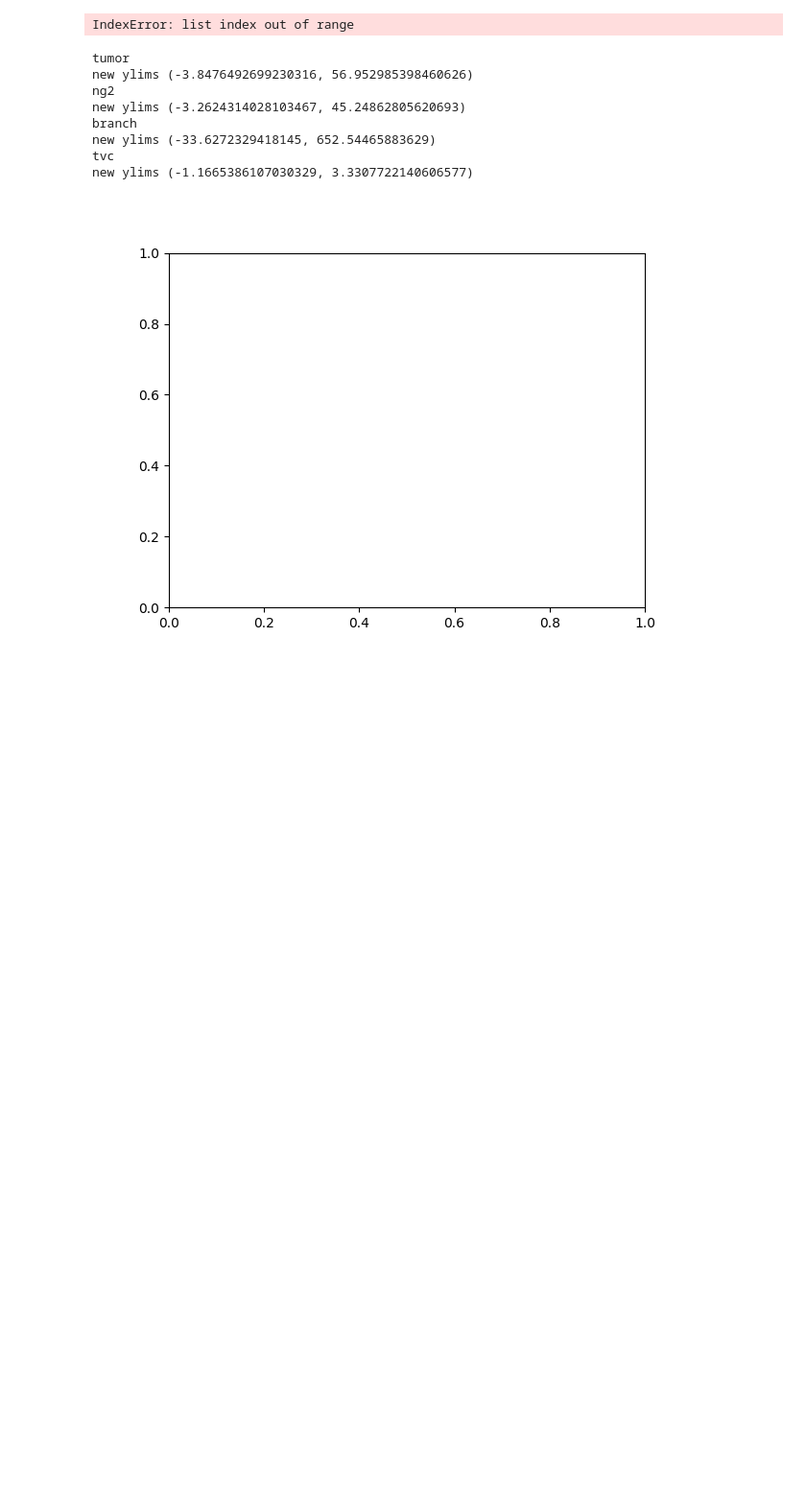
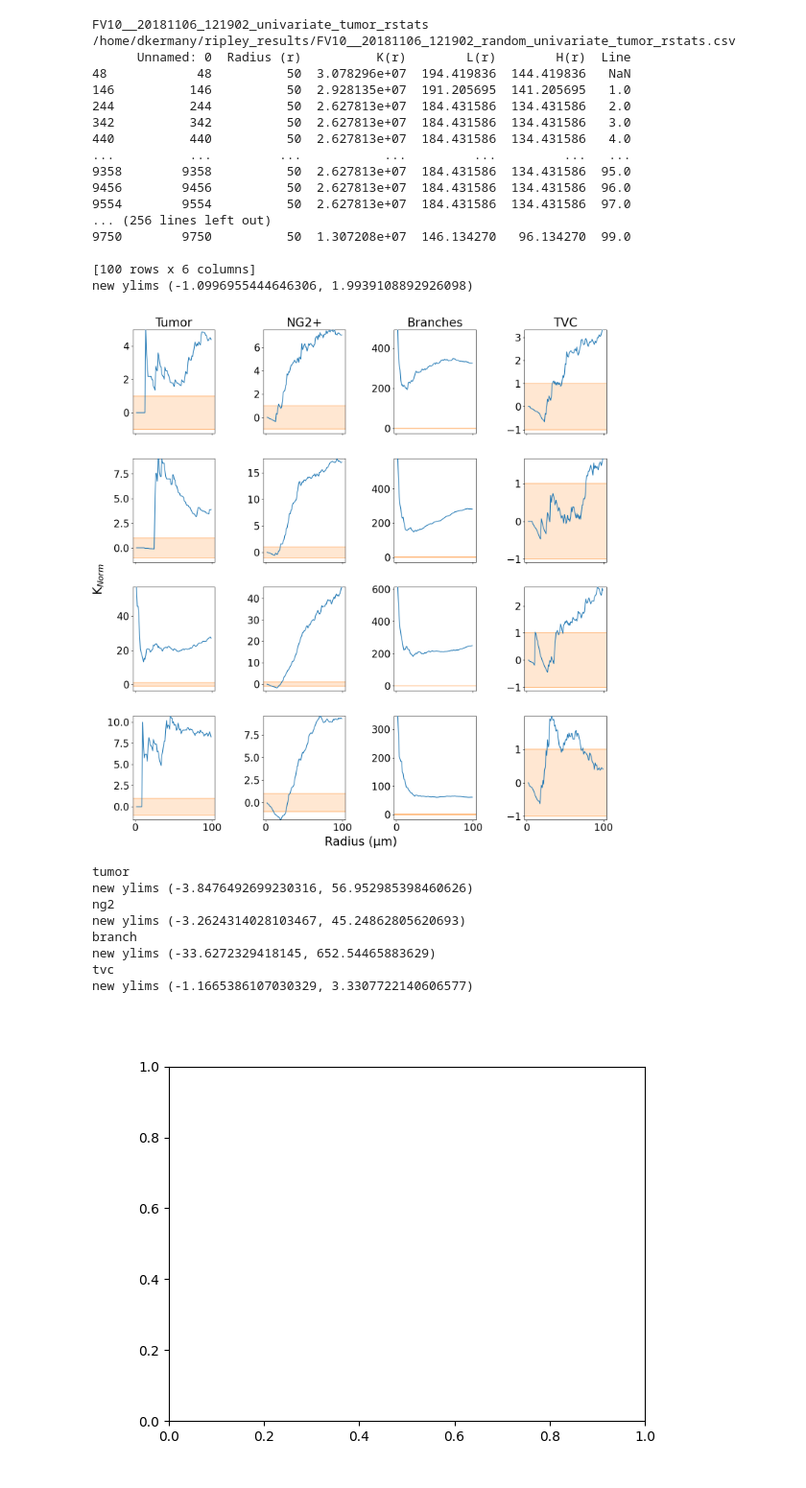
Before and after one commit to dkermany/mdspacer, a Jupyter notebook: ipynb/confocal_3D/plot_rstats.ipynb, the cells around one changed output. Shown at 96% size. Cells and saved outputs as stored; diff of their text form; code cells hidden in the pictures; blank space fills up the shorter version.

```diff
--- a/ipynb/confocal_3D/plot_rstats.ipynb
+++ b/ipynb/confocal_3D/plot_rstats.ipynb
@@ -102,3 +232,34 @@ def load_csv(path):
+# %%
+def normalize(rstats, rand_rstats):
+    def min_max(data, min_val, max_val):
+        """
+        Normalize the data to have a lower bound of -1 and upper bound of 1
+        with respect to the 95% interval min and max values
+
+        Parameters:
+        data (array-like): A list or array of numerical data points.
+        min_val (float): min value
+        max_val (float): max value
+
+        Returns:
+        array: Normalized data with bounds [-1, 1].
+        """
+        normalized_data = 2 * ((data - min_val) / (max_val - min_val)) - 1
+        return normalized_data
+
+    normalized_K = []
+    for radius in rstats["Radius (r)"]:
+        subset = rand_rstats[rand_rstats["Radius (r)"] == radius]["K(r)"].tolist()
+        bounds = calculate_pi(subset)
+        lower_bound_95, upper_bound_95 = bounds["0.95"]["lower"], bounds["0.95"]["upper"]
+        if abs(lower_bound_95 - upper_bound_95) < 1:
+            val = 0.
+        else:
+            val = min_max(rstats[rstats["Radius (r)"] == radius]["K(r)"].tolist()[0], lower_bound_95, upper_bound_95)
+        normalized_K.append(val)
+    return normalized_K
+
+# print(normalize(66.77, lower_bound, upper_bound))
 # %%
 def draw_normalized_graph(rstats, rand_rstats, ax, title=None, ylabel=None):
     normalized_K = normalize(rstats, rand_rstats)
@@ -256,7 +432,7 @@ def plot_individuals(rstats_path):
     m_rstats_files = [f for f in rstats_files if "multivariate" in f]
 
     grouped_u_rstats_files = rearrange_sublists(group_items(sorted(u_rstats_files)), [2,1,0,3])
-
+, alpha=0.2
     # Update the font size for the plot
     plt.rcParams.update({"font.size": 20})
 
@@ -296,11 +472,28 @@ def plot_individuals(rstats_path):
 
     # plt.savefig("/home/dkermany/ripley_plots/S1_2.svg", bbox_inches="tight")
 # %%
-# path = "/home/dkermany/ripley_results"
-path = "C:/Users/danie/Downloads/ripley_results"
+path = "/home/dkermany/ripley_results"
+# path = "C:/Users/danie/Downloads/ripley_results"
 plot_individuals(path)
 # %% [output]
-IndexError: list index out of range
+FV10__20181106_121902_univariate_tumor_rstats
+/home/dkermany/ripley_results/FV10__20181106_121902_random_univariate_tumor_rstats.csv
+      Unnamed: 0  Radius (r)          K(r)        L(r)        H(r)  Line
+48            48          50  3.078296e+07  194.419836  144.419836   NaN
+146          146          50  2.928135e+07  191.205695  141.205695   1.0
+244          244          50  2.627813e+07  184.431586  134.431586   2.0
+342          342          50  2.627813e+07  184.431586  134.431586   3.0
+440          440          50  2.627813e+07  184.431586  134.431586   4.0
+...          ...         ...           ...         ...         ...   ...
+9358        9358          50  2.627813e+07  184.431586  134.431586  95.0
+9456        9456          50  2.627813e+07  184.431586  134.431586  96.0
+9554        9554          50  2.627813e+07  184.431586  134.431586  97.0
+... (256 lines left out)
+9750        9750          50  1.307208e+07  146.134270   96.134270  99.0
+
+[100 rows x 6 columns]
+new ylims (-1.0996955444646306, 1.9939108892926098)
+[figure, added]
 # %%
 def draw_combined_graph(df, title=None):
     # Set the tick label format to plain
```
Also changed, not shown: parts of 7 cells of this notebook, 1 other file.
